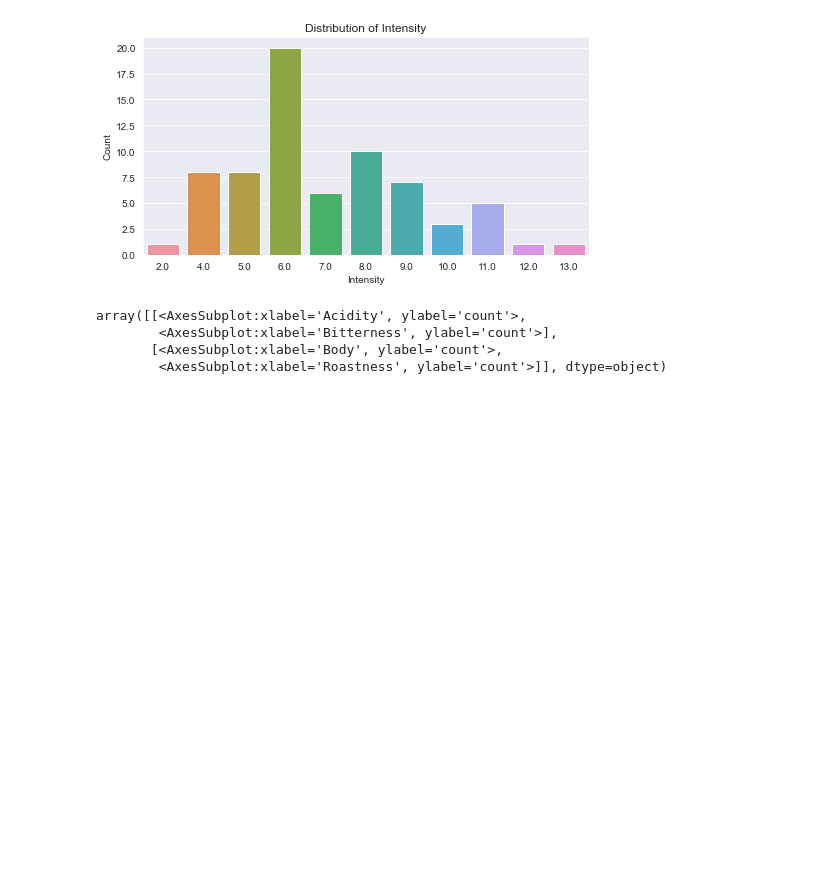
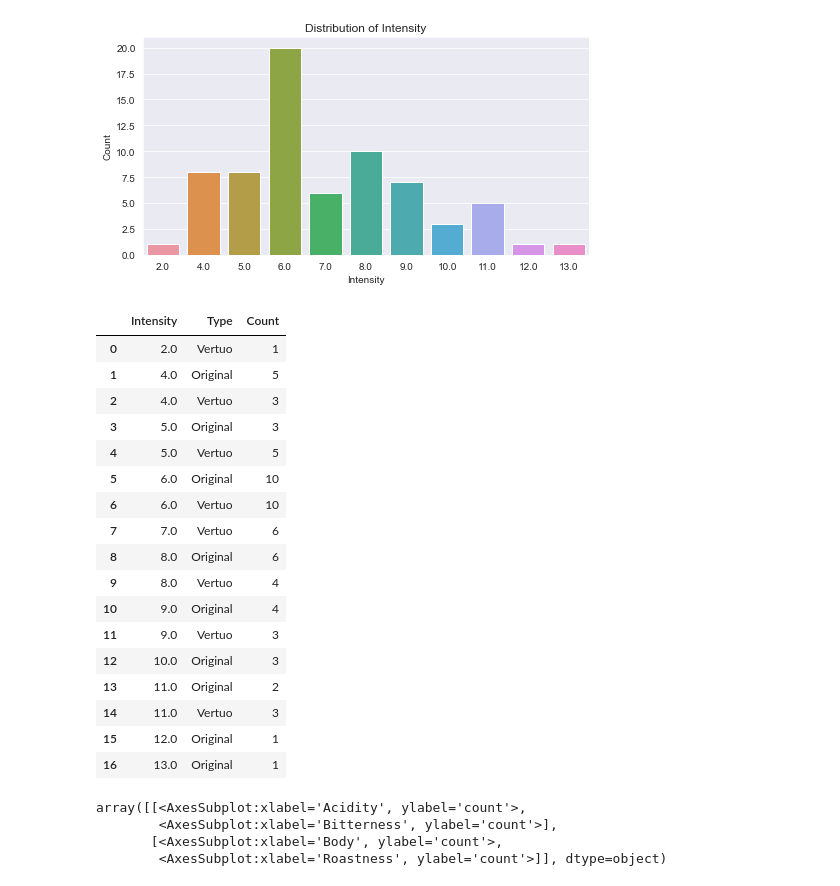
Before and after one commit to kjeshang/NespressoMetropolisTrainingApp, a Jupyter notebook: NespressoTrainingApp/analysis/2_DataExploration.ipynb, the cells around one changed output. Drawn from its saved outputs; the diff is of its cells as text; code cells hidden in the pictures; blank space fills up the shorter version.

```diff
--- a/NespressoTrainingApp/analysis/2_DataExploration.ipynb
+++ b/NespressoTrainingApp/analysis/2_DataExploration.ipynb
@@ -150,3 +163,14 @@ Lungo            Original    12
 Name: ID, dtype: int64
 <AxesSubplot:title={'center':'Distribution of Serving by Machine Type'}, xlabel='Count', ylabel='Serving'>
 [figure]
+# %%
+df_temp1 = df.groupby(by=['Serving','Type']).size();
+data = [];
+for i in range(len(df_temp1)):
+    row = []
+    for j in range(len(df_temp1.index[i])):
+        row.append(df_temp1.index[i][j]);
+    row.append(df_temp1.values[i]);
+    data.append(row);
+df_temp2 = pd.DataFrame(data, columns=['Serving','Type','Count'])
+df_temp2
@@ -243,3 +284,14 @@ chart_numCoffeesSleeveCapsuleMachineType(dataframe=df, column1='Sleeve Price', c
 (<AxesSubplot:xlabel='Sleeve Price ($)', ylabel='count'>,
  <AxesSubplot:xlabel='Per Capsule Price ($)', ylabel='count'>)
 [figure]
+# %%
+df_temp1 = df.groupby(by=['Sleeve Price','Type']).size();
+data = [];
+for i in range(len(df_temp1)):
+    row = []
+    for j in range(len(df_temp1.index[i])):
+        row.append(str(df_temp1.index[i][j]));
+    row.append(df_temp1.values[i]);
+    data.append(row);
+df_temp2 = pd.DataFrame(data, columns=['Sleeve Price','Type','Count'])
+df_temp2
@@ -253,3 +351,33 @@ chart_numCoffeesPerColumn(
 # %% [output]
 <AxesSubplot:title={'center':'Distribution of Intensity'}, xlabel='Intensity', ylabel='Count'>
 [figure]
+# %%
+df_temp1 = df.groupby(by=['Intensity','Type']).size();
+data = [];
+for i in range(len(df_temp1)):
+    row = []
+    for j in range(len(df_temp1.index[i])):
+        row.append(str(df_temp1.index[i][j]));
+    row.append(df_temp1.values[i]);
+    data.append(row);
+df_temp2 = pd.DataFrame(data, columns=['Intensity','Type','Count'])
+df_temp2
+# %% [output]
+|  | Intensity | Type | Count |
+| 0 | 2.0 | Vertuo | 1 |
+| 1 | 4.0 | Original | 5 |
+| 2 | 4.0 | Vertuo | 3 |
+| 3 | 5.0 | Original | 3 |
+| 4 | 5.0 | Vertuo | 5 |
+| 5 | 6.0 | Original | 10 |
+| 6 | 6.0 | Vertuo | 10 |
+| 7 | 7.0 | Vertuo | 6 |
+| 8 | 8.0 | Original | 6 |
+| 9 | 8.0 | Vertuo | 4 |
+| 10 | 9.0 | Original | 4 |
+| 11 | 9.0 | Vertuo | 3 |
+| 12 | 10.0 | Original | 3 |
+| 13 | 11.0 | Original | 2 |
+| 14 | 11.0 | Vertuo | 3 |
+| 15 | 12.0 | Original | 1 |
+| 16 | 13.0 | Original | 1 |
```
Also changed, not shown: parts of 8 cells of this notebook, 7 other files.
